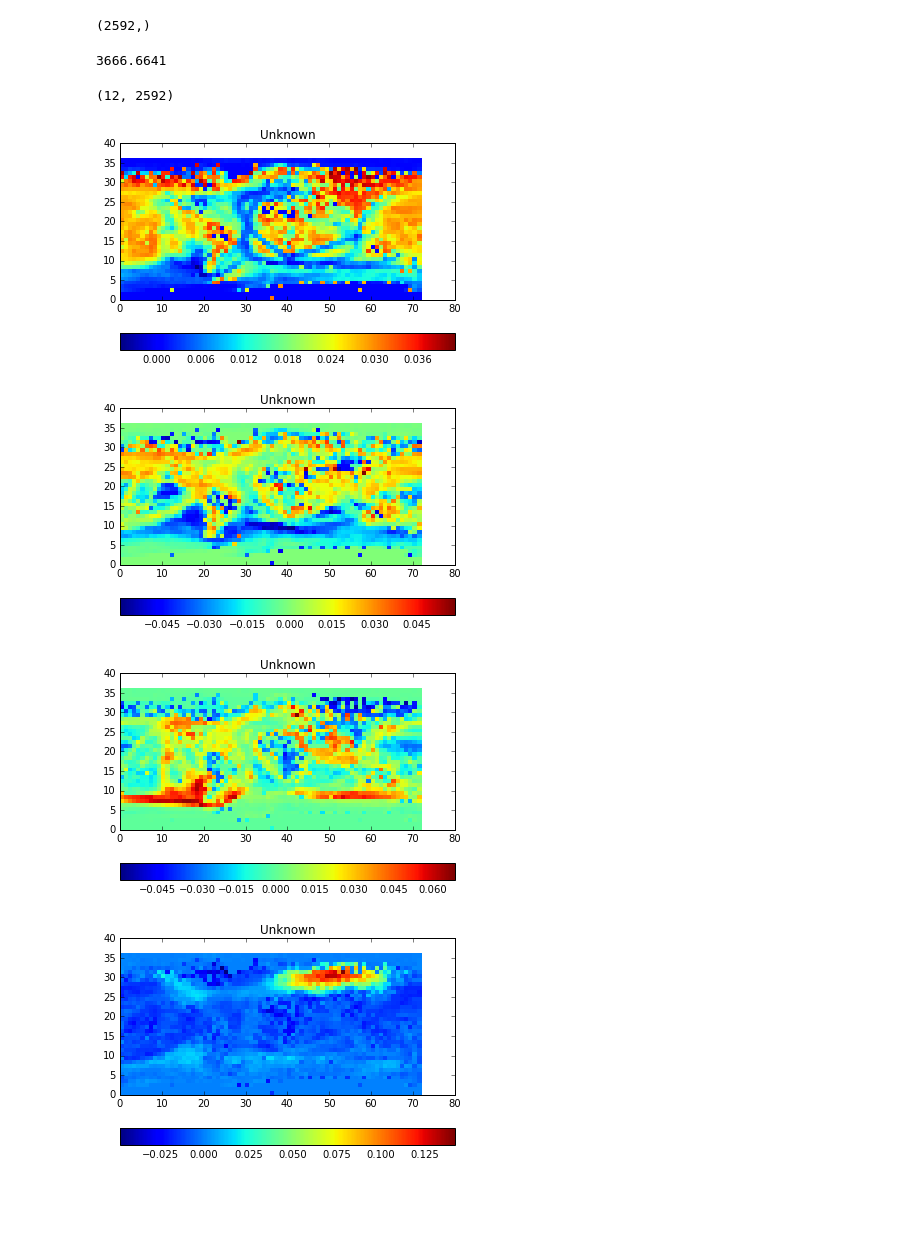
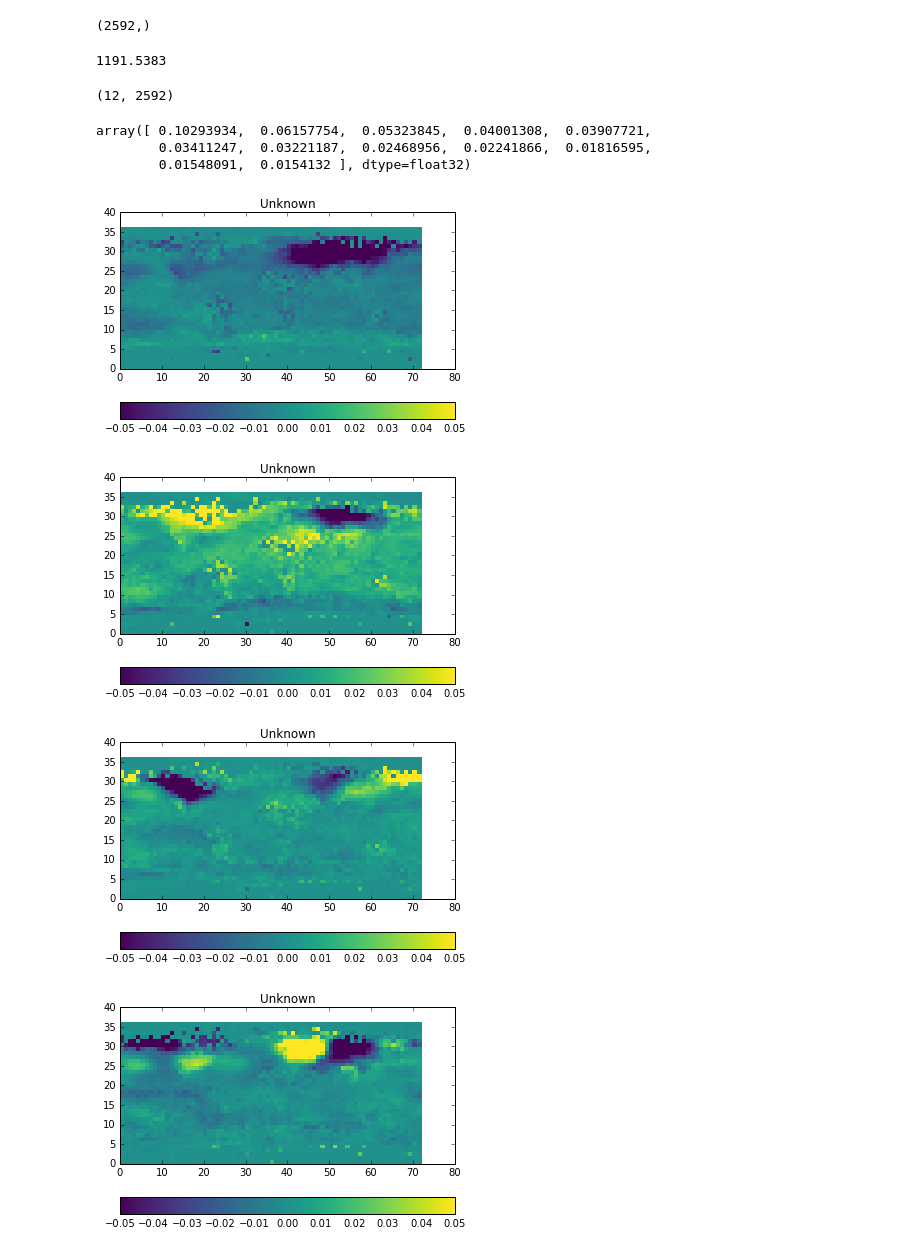
Before and after one commit to informatics-lab/hadobs-sandpit, a Jupyter notebook: pca.ipynb, the cells around one changed output. Drawn from its saved outputs; the diff is of its cells as text; code cells hidden in the pictures; blank space fills up the shorter version.

```diff
--- a/pca.ipynb
+++ b/pca.ipynb
@@ -7,6 +7,3 @@ from sklearn.preprocessing import normalize
 import iris.quickplot as qplt
 import matplotlib.pyplot as plt
 %matplotlib inline
-# %%
-crut1_file = "/Users/admin/Downloads/HadCRUT.4.4.0.0.anomalies.1_to_10_netcdf/HadCRUT.4.4.0.0.anomalies.1.nc"
-crut1 = iris.load(crut1_file)
@@ -59,0 +10,14 @@ norm_temp1.data.set_fill_value(-0.19850300544470398)
+# %%
+def load_temp(n):
+    crut_file = "/Users/admin/Downloads/HadCRUT.4.4.0.0.anomalies.1_to_10_netcdf/HadCRUT.4.4.0.0.anomalies.%d.nc"%n
+    crut = iris.load(crut_file)
+    temp = crut[0]
+    for t in range(temp.data.shape[0]):
+        temp.data[t] = temp.data[t] / max(temp.data[t].max(), -temp.data[t].min())
+        temp.data[t].set_fill_value(temp.data[t].mean())
+    return temp
+
+temps = []
+for i in range(1,11):
+    temps.append(load_temp(i))
+temps
@@ -60,4 +35,4 @@ norm_temp1.data.set_fill_value(-0.19850300544470398)
 # %%
 pca = PCA(n_components=12)
 # %%
-X = norm_temp1.data.filled().reshape(1995, 72*36)
+X = temps[0].data.filled().reshape(1995, 72*36)[1500:]
@@ -82,11 +63,17 @@ pca.components_[0].shape
 # %%
 pca.score(X)
 # %% [output]
-3666.6641
+1191.5383
 # %%
 pca.components_.shape
 # %% [output]
 (12, 2592)
+# %%
+pca.explained_variance_ratio_
+# %% [output]
+array([ 0.10293934,  0.06157754,  0.05323845,  0.04001308,  0.03907721,
+        0.03411247,  0.03221187,  0.02468956,  0.02241866,  0.01816595,
+        0.01548091,  0.0154132 ], dtype=float32)
 # %%
 comp_cubes = []
 for c in pca.components_:
@@ -94,9 +83,9 @@ for c in pca.components_:
 # %%
 for cc in comp_cubes:
-    qplt.pcolormesh(cc)
+    qplt.pcolormesh(cc, vmin=-0.05, vmax=0.05, cmap="viridis")
     plt.show()
 # %% [output]
-[figure, old version]
+[figure, new version]
-[figure, old version]
+[figure, new version]
-[figure, old version]
+[figure, new version]
-[figure, old version]
+[figure, new version]
```
Also changed, not shown: parts of 14 cells of this notebook, 6 other files.
